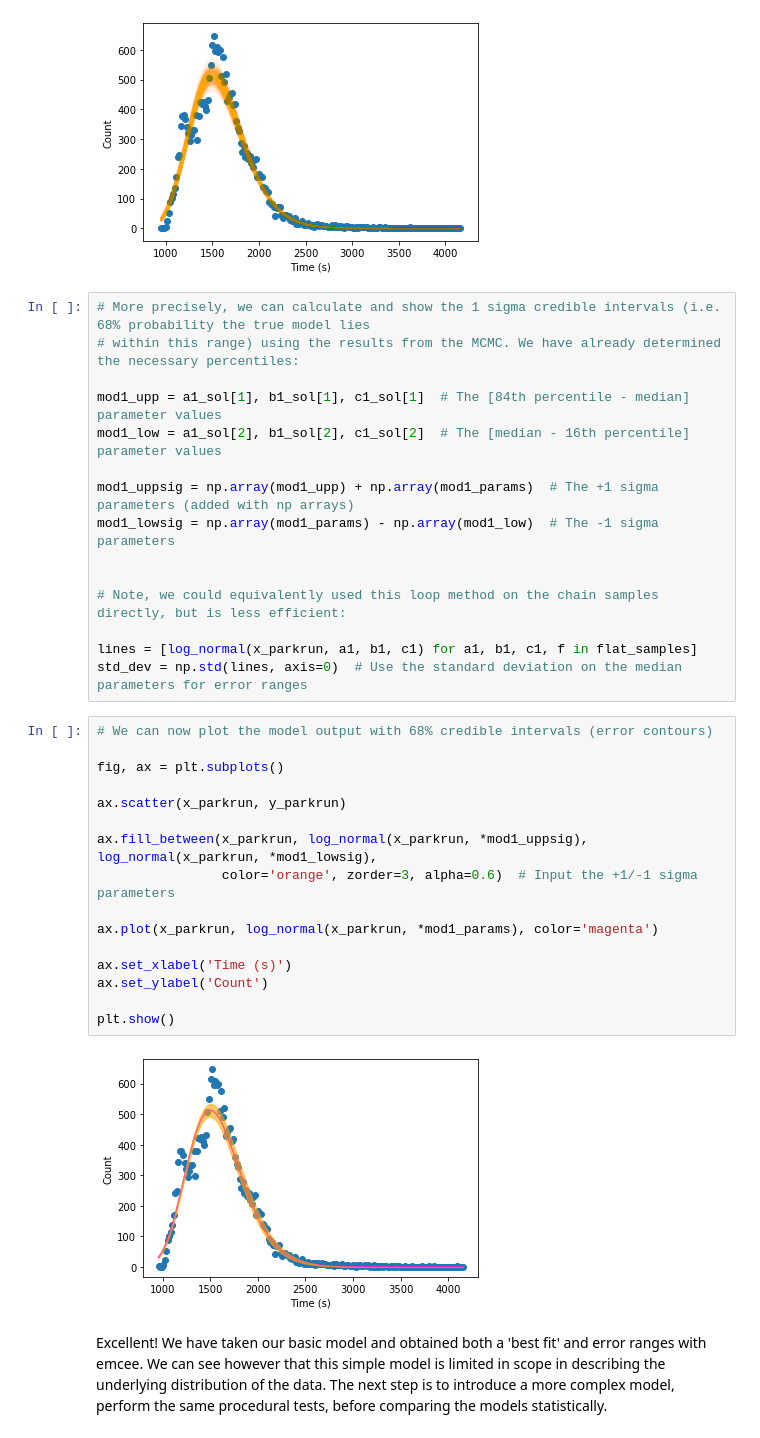
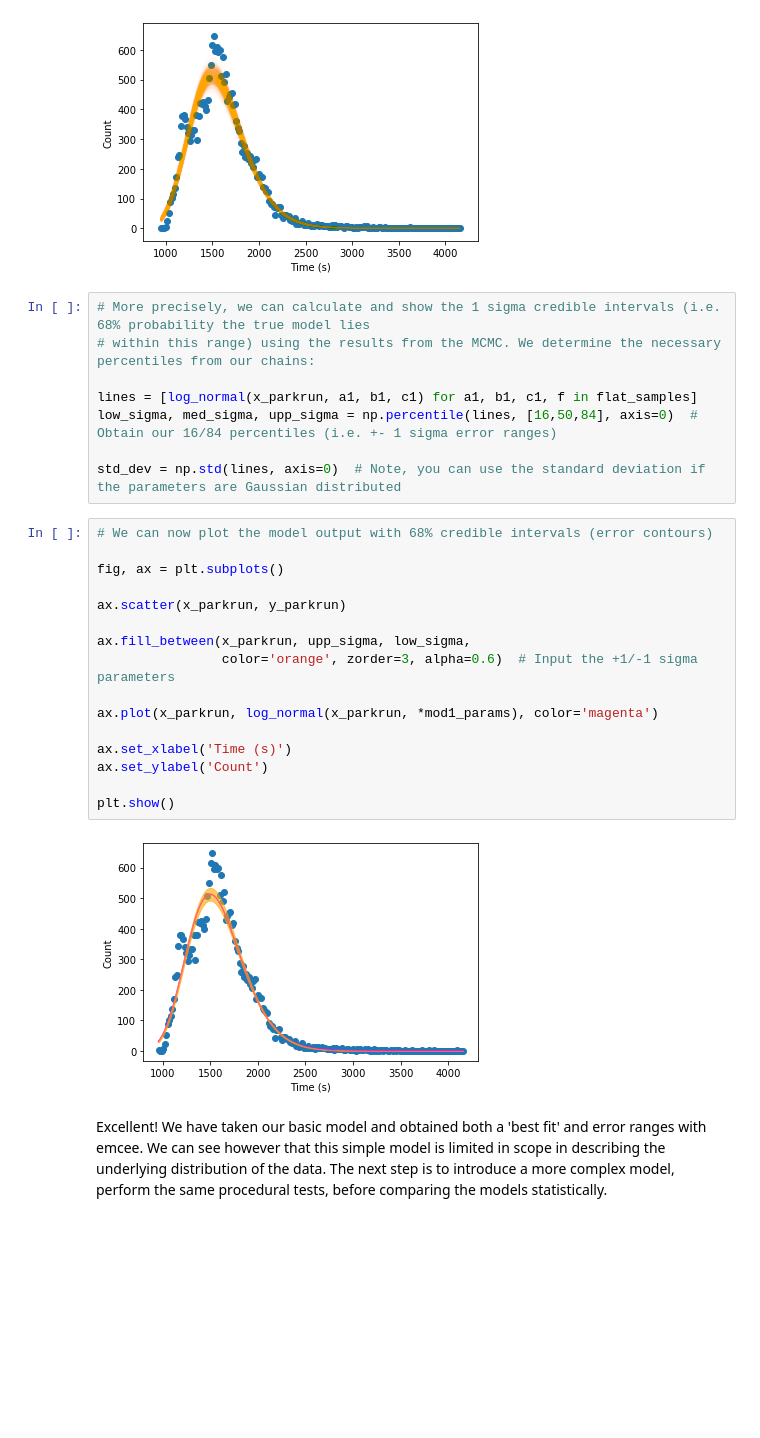
Before and after one commit to dashton94/parkrun_statistical_modelling, a Jupyter notebook: Statistical_modelling_5k_races.ipynb, the cells around one changed output. Cells and saved outputs as stored; diff of their text form; blank space fills up the shorter version.

```diff
--- a/Statistical_modelling_5k_races.ipynb
+++ b/Statistical_modelling_5k_races.ipynb
@@ -336,37 +318,30 @@ plt.show()
 [figure]
 # %%
 # More precisely, we can calculate and show the 1 sigma credible intervals (i.e. 68% probability the true model lies
-# within this range) using the results from the MCMC. We have already determined the necessary percentiles:
-
-mod1_upp = a1_sol[1], b1_sol[1], c1_sol[1]  # The [84th percentile - median] parameter values
-mod1_low = a1_sol[2], b1_sol[2], c1_sol[2]  # The [median - 16th percentile] parameter values
-
-mod1_uppsig = np.array(mod1_upp) + np.array(mod1_params)  # The +1 sigma parameters (added with np arrays)
-mod1_lowsig = np.array(mod1_params) - np.array(mod1_low)  # The -1 sigma parameters
-
-
-# Note, we could equivalently used this loop method on the chain samples directly, but is less efficient:
+# within this range) using the results from the MCMC. We determine the necessary percentiles from our chains:
 
 lines = [log_normal(x_parkrun, a1, b1, c1) for a1, b1, c1, f in flat_samples]
-std_dev = np.std(lines, axis=0)  # Use the standard deviation on the median parameters for error ranges
+low_sigma, med_sigma, upp_sigma = np.percentile(lines, [16,50,84], axis=0)  # Obtain our 16/84 percentiles (i.e. +- 1 sigma error ranges)
+
+std_dev = np.std(lines, axis=0)  # Note, you can use the standard deviation if the parameters are Gaussian distributed
 # %%
 # We can now plot the model output with 68% credible intervals (error contours)
 
 fig, ax = plt.subplots()
 
 ax.scatter(x_parkrun, y_parkrun)
 
-ax.fill_between(x_parkrun, log_normal(x_parkrun, *mod1_uppsig), log_normal(x_parkrun, *mod1_lowsig),
+ax.fill_between(x_parkrun, upp_sigma, low_sigma,
                 color='orange', zorder=3, alpha=0.6)  # Input the +1/-1 sigma parameters
 
 ax.plot(x_parkrun, log_normal(x_parkrun, *mod1_params), color='magenta')
 
 ax.set_xlabel('Time (s)')
 ax.set_ylabel('Count')
 
 plt.show()
 # %% [output]
-[figure, old version]
+[figure, new version]
 # %% [markdown]
 Excellent! We have taken our basic model and obtained both a 'best fit' and error ranges with emcee. We can see however that this simple model is limited in scope in describing the underlying distribution of the data. The next step is to introduce a more complex model, perform the same procedural tests, before comparing the models statistically.
 # %% [markdown]
```
Also changed, not shown: parts of 17 cells of this notebook.
